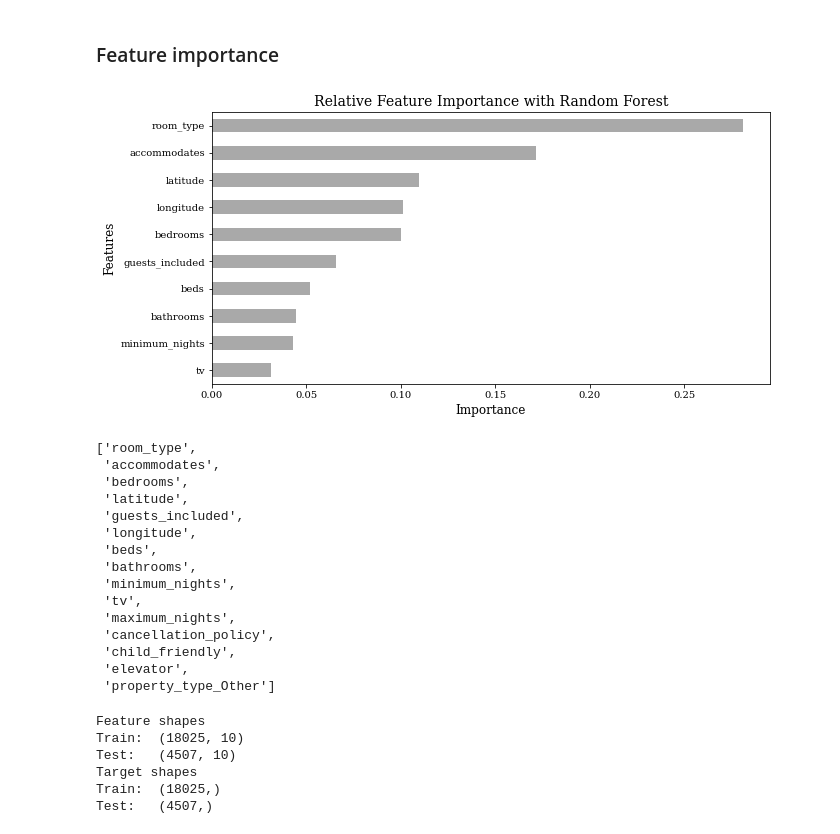
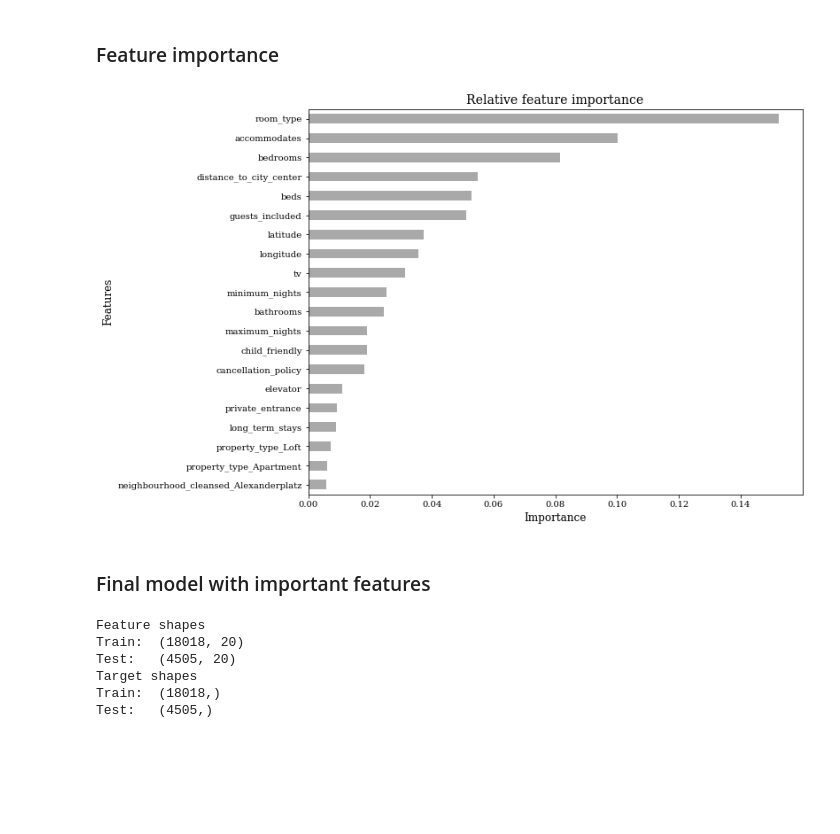
Before and after one commit to julianderks/DSL-Case, a Jupyter notebook: case.ipynb, the cells around one changed output. Saved outputs shown, nothing was run; the diff lists cells and outputs as text; code cells hidden in the pictures; blank space fills up the shorter version.

```diff
--- a/case.ipynb
+++ b/case.ipynb
@@ -265,8 +281,9 @@ Private living room                             Wheelchair accessible
 # %%
 str_to_replace = {
+    "translation missing: en.hosting_amenity_49"                                : "translation_missing_49",
+    "translation missing: en.hosting_amenity_50"                                : "translation_missing_50",
     "Heating"                                                                   : "heating",
     "Luggage dropoff allowed"                                                   : "luggage_dropoff",
-    "Single level home"                                                         : "single_level_home",
     "Private bathroom"                                                          : "private_bathroom",
     "Convection oven|Oven"                                                      : "oven",
     "Indoor fireplace"                                                          : "indoor_fireplace",
@@ -289,6 +306,7 @@ str_to_replace = {
     'Coffee maker|Espresso machine'                                             : "coffee_machine",
     'Cooking basics'                                                            : "cooking_basics",
     'Dishwasher|Dryer|Washer|Washer / Dryer'                                    : "white_goods",
+    "Laptop friendly workspace"                                                 : "laptop_friendly_workspace",
     "Elevator"                                                                  : "elevator",
     'Exercise equipment|Gym|gym'                                                : "gym",
     'Family/kid friendly|Children|children'                                     : "child_friendly",
@@ -410,3 +461,13 @@ df[cols] = df[cols].replace({"t":1, "f":0})
+# %%
+from geopy.distance import great_circle
+
+# function to calculate distance from midcenter
+def distance_to_berlin_center(lat, lon):
+    berlin_center = (52.5200, 13.4050)
+    accommodation = (lat, lon)
+    return great_circle(berlin_center, accommodation).km
+
+df['distance_to_city_center'] = df.apply(lambda x: distance_to_berlin_center(x.latitude, x.longitude), axis=1)
 # %% [markdown]
 ## Exploration
 # %% [markdown]
@@ -546,16 +613,16 @@ from sklearn.model_selection import RandomizedSearchCV
 rf = RandomForestRegressor(n_jobs=-1)
 
 # Number of trees in random forest
-n_estimators = [int(x) for x in np.linspace(start = 100, stop = 2100, num = 20)]
+n_estimators = [int(x) for x in np.linspace(start = 10, stop = 500, num = 50)]
 # Number of features to consider at every split
-max_features = ['sqrt']
+max_features = ['sqrt', 'auto']
 # Maximum number of levels in tree
-max_depth = [int(x) for x in np.linspace(10, 110, num = 11)]
+max_depth = [int(x) for x in np.linspace(start = 4, stop = 100, num = 50)]
 max_depth.append(None)
 # Minimum number of samples required to split a node
-min_samples_split = [2, 5, 10,20, 30]
+min_samples_split = [2, 4, 8, 16, 32, 64]
 # Minimum number of samples required at each leaf node
-min_samples_leaf = [1, 2, 4, 10, 15]
+min_samples_leaf = [1, 2, 4, 8, 16, 32]
 # Method of selecting samples for training each tree
 bootstrap = [True, False]
 
@@ -567,9 +634,10 @@ random_grid = {'n_estimators': n_estimators,
                'min_samples_leaf': min_samples_leaf,
                'bootstrap': bootstrap}
 
-random_search = RandomizedSearchCV(estimator = rf, param_distributions = random_grid, n_iter = 2, cv = 3, verbose=2, n_jobs = -1)
+random_search = RandomizedSearchCV(estimator = rf, param_distributions = random_grid,
+                                   n_iter = 50, cv = 3, n_jobs = -1)
 
-# Finds the best hyperparameter settings
-random_search.fit(X_train, y_train)
+# # Finds the best hyperparameter settings
+# random_search.fit(X_train, y_train)
 
-print(random_search.best_params_)
+# print(random_search.best_params_)
@@ -580,8 +645,8 @@ Fitting 3 folds for each of 2 candidates, totalling 6 fits
 #### Evaluation
 # %%
 # Instantiate RF regression model with optimal hyperparameter settings
-opt_params = {'n_estimators': 1784, 'min_samples_split': 10, 'min_samples_leaf': 4, 'max_features': 'sqrt', 'max_depth': 60, 'bootstrap': False}
-rf = RandomForestRegressor(n_jobs=-1, **opt_params)
+opt_params = {'n_estimators': 460, 'min_samples_split': 8, 'min_samples_leaf': 1, 'max_features': 'sqrt', 'max_depth': 58, 'bootstrap': True}
+rf = RandomForestRegressor(n_jobs=-1, **opt_params, random_state=42)
 
 # Fit the model and make predictions
 rf.fit(X_train, y_train)
@@ -626,32 +697,14 @@ pd.DataFrame(np.exp((y_test.values,y_pred_test)))
 # %%
 def plot_importance(feat_importances):
     # plot the important features
-    feat_importances.nlargest(10).sort_values().plot(kind='barh', color='darkgrey', figsize=(10,5))
+    feat_importances.nlargest(20).sort_values().plot(kind='barh', color='darkgrey', figsize=(10,8))
 
-    plt.title('Relative Feature Importance with Random Forest')
+    plt.title('Relative feature importance')
     plt.xlabel('Importance')
     plt.ylabel('Features')
 
 
 feat_importances = pd.Series(rf.feature_importances_, X.columns)
 plot_importance(feat_importances)
 # %% [output]
-[figure, old version]
+[figure, new version]
-# %%
-list(feat_importances.nlargest(15).index)
-# %% [output]
-['room_type',
- 'accommodates',
- 'bedrooms',
- 'latitude',
- 'guests_included',
- 'longitude',
- 'beds',
- 'bathrooms',
- 'minimum_nights',
- 'tv',
- 'maximum_nights',
- 'cancellation_policy',
- 'child_friendly',
- 'elevator',
- 'property_type_Other']
@@ -660,4 +711,8 @@ important_feats = list(feat_importances.nlargest(10).index)
+# %% [markdown]
+### Final model with important features
 # %%
+important_feats = list(feat_importances.nlargest(20).index)
+
 X = df[important_feats]
 y = df["log_price"]
 
@@ -669,9 +724,9 @@ print(f"Target shapes\nTrain:\t{y_train.shape}\nTest:\t{y_test.shape}")
 n_features = len(X_train.columns)
 # %% [output]
 Feature shapes
-Train:  (18025, 10)
-Test:   (4507, 10)
+Train:  (18018, 20)
+Test:   (4505, 20)
 Target shapes
-Train:  (18025,)
-Test:   (4507,)
+Train:  (18018,)
+Test:   (4505,)
 # %%
```
Also changed, not shown: parts of 55 cells of this notebook, 30 other files.
